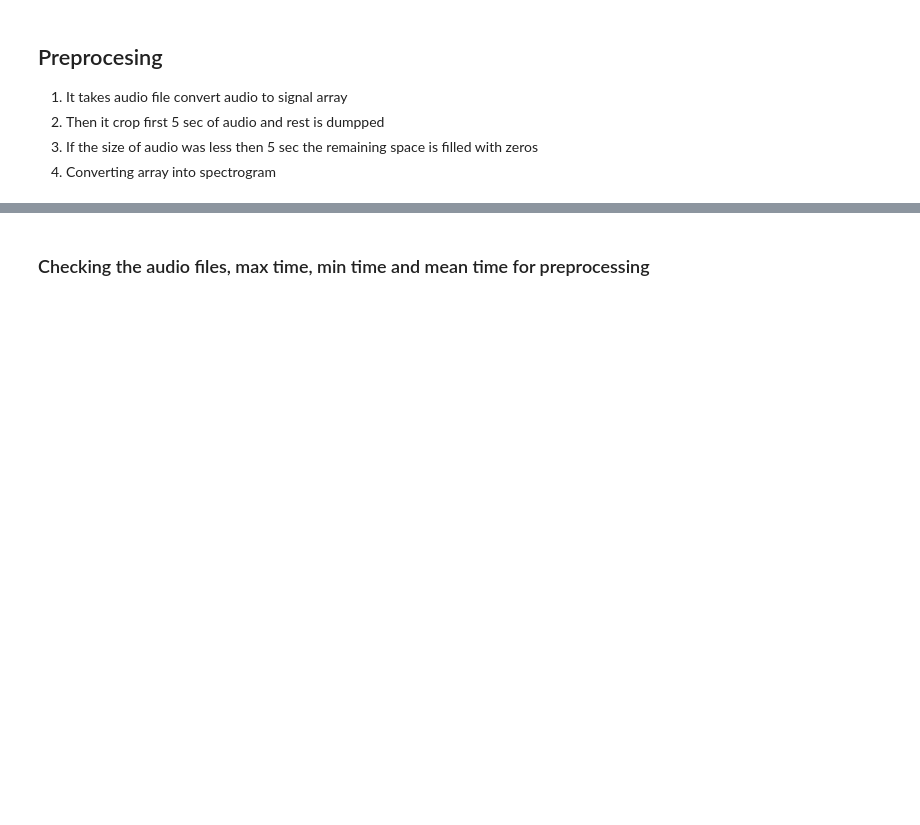
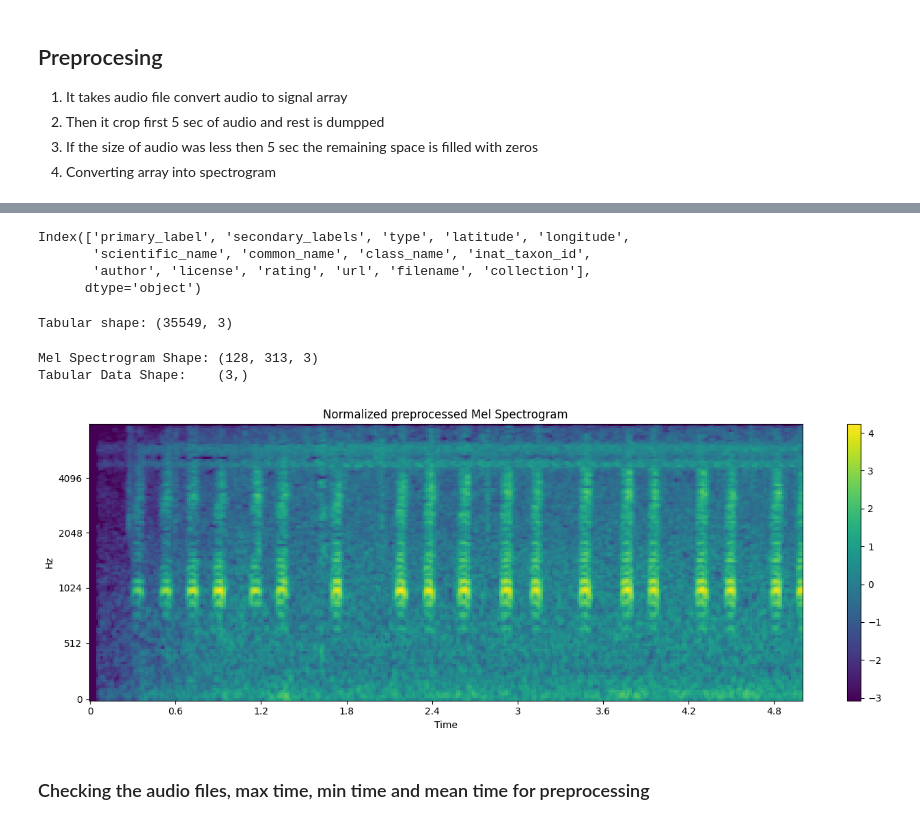
Before and after one commit to DeepanshuSharma1607/BirdCLEF-2026, a Jupyter notebook: bird-claasifier-comp.ipynb, the cells around one changed output, grey strips where cells are left out. Drawn from its saved outputs; the diff is of its cells as text; code cells hidden in the pictures; blank space fills up the shorter version.

Commit message:
Kaggle Notebook | Bird_Claasifier_Comp | First Main VERSIION

```diff
--- a/bird-claasifier-comp.ipynb
+++ b/bird-claasifier-comp.ipynb
@@ -155,3 +181,18 @@ def load_audio(filename):
+# %%
+def make_mel_numpy(wav_numpy):
+    mel=librosa.feature.melspectrogram(
+        y=wav_numpy,
+        sr=16000,
+        n_mels=128,
+        n_fft=1024,
+        hop_length=256,
+        fmin=20,
+        fmax=8000
+    )
+    mel=librosa.power_to_db(mel,ref=np.max)
+    mel=(mel-mel.mean())/(mel.std()+1e-6)
+    mel=np.stack([mel,mel,mel],axis=-1)
+    return mel.astype(np.float32)
 # %% [markdown]
 ## Preprocesing
 1. It takes audio file convert audio to signal array
@@ -206 +238,8 @@ def preprocess(filename, label):
+# %%
+df_train.columns
+# %% [output]
+Index(['primary_label', 'secondary_labels', 'type', 'latitude', 'longitude',
+       'scientific_name', 'common_name', 'class_name', 'inat_taxon_id',
+       'author', 'license', 'rating', 'url', 'filename', 'collection'],
+      dtype='object')
 # %%
@@ -208,2 +247,12 @@ df=df_train[['primary_label','filename']]
 path='/kaggle/input/competitions/birdclef-2026/train_audio/'
 df.loc[:,'filename']=path+df.loc[:,'filename']
+# %%
+from sklearn.preprocessing import StandardScaler
+
+tabular_feat=df_train[['latitude', 'longitude','rating']].copy()
+
+scalar=StandardScaler()
+tabular_feat=scalar.fit_transform(tabular_feat).astype(np.float32)
+print(f"Tabular shape: {tabular_feat.shape}")
+# %% [output]
+Tabular shape: (35549, 3)
@@ -210,3 +263,38 @@ df.loc[:,'filename']=path+df.loc[:,'filename']
+# %%
+file = '/kaggle/input/competitions/birdclef-2026/train_audio/24279/iNat1243257.ogg'
+
+# 1. Provide a dummy array of shape (3,) to match latitude, longitude, and rating
+dummy_tabular = np.array([0.0, 0.0, 0.0], dtype=np.float32)
+
+# 2. Pass all three required arguments (filename, tabular, label)
+inputs, label = preprocess(file, dummy_tabular, 0)
+mel, tab = inputs
+
+# 3. Print shapes to confirm everything works perfectly
+print("Mel Spectrogram Shape:", mel.shape)
+print("Tabular Data Shape:   ", tab.shape)
+# %% [output]
+Mel Spectrogram Shape: (128, 313, 3)
+Tabular Data Shape:    (3,)
+# %%
+import librosa.display
+
+met_single_channel=mel.numpy()[:,:,0]
+plt.figure(figsize=(14,5))
+librosa.display.specshow(
+    met_single_channel,
+    sr=16000,
+    hop_length=256,
+    x_axis='time',
+    y_axis='mel',
+    cmap='viridis'
+)
+plt.colorbar()
+plt.title('Normalized preprocessed Mel Spectrogram')
+plt.tight_layout()
+plt.show()
+# %% [output]
+[figure, added]
 # %% [markdown]
 ### Checking the audio files, max time, min time and mean time for preprocessing
 # %%
```
Also changed, not shown: parts of 31 cells of this notebook.
